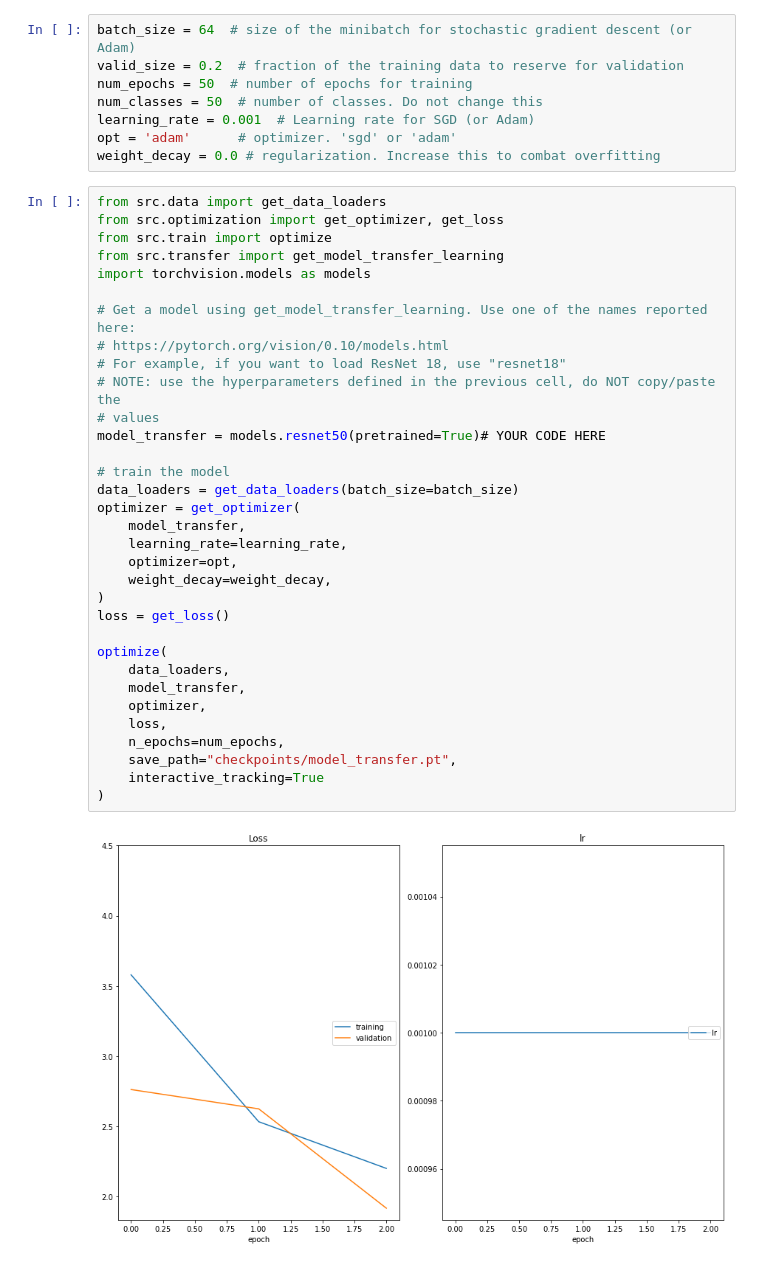
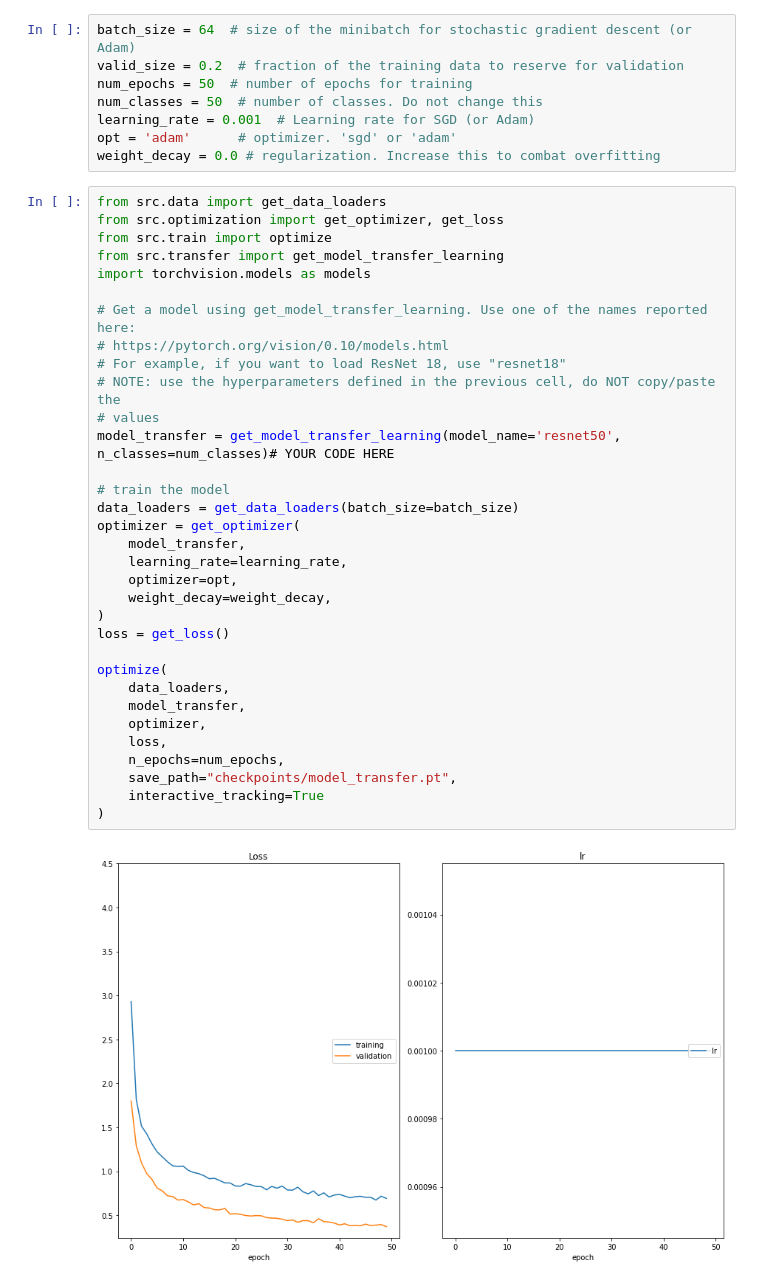
Before and after one commit to ktrikaliotis/Deep-Learning-Nanodegree, a Jupyter notebook: convolutional_neural_networks/landmark_classification_tagging_for_social_media/transfer_learning.ipynb, the cells around one changed output. Drawn from its saved outputs; the diff is of its cells as text.

```diff
--- a/convolutional_neural_networks/landmark_classification_tagging_for_social_media/transfer_learning.ipynb
+++ b/convolutional_neural_networks/landmark_classification_tagging_for_social_media/transfer_learning.ipynb
@@ -63,32 +63,32 @@ from src.optimization import get_optimizer, get_loss
 from src.train import optimize
 from src.transfer import get_model_transfer_learning
 import torchvision.models as models
 
 # Get a model using get_model_transfer_learning. Use one of the names reported here:
 # https://pytorch.org/vision/0.10/models.html
 # For example, if you want to load ResNet 18, use "resnet18"
 # NOTE: use the hyperparameters defined in the previous cell, do NOT copy/paste the
 # values
-model_transfer = models.resnet50(pretrained=True)# YOUR CODE HERE
+model_transfer = get_model_transfer_learning(model_name='resnet50', n_classes=num_classes)# YOUR CODE HERE
 
 # train the model
 data_loaders = get_data_loaders(batch_size=batch_size)
 optimizer = get_optimizer(
     model_transfer,
     learning_rate=learning_rate,
     optimizer=opt,
     weight_decay=weight_decay,
 )
 loss = get_loss()
 
 optimize(
     data_loaders,
     model_transfer,
     optimizer,
     loss,
     n_epochs=num_epochs,
     save_path="checkpoints/model_transfer.pt",
     interactive_tracking=True
 )
 # %% [output]
-[figure, old version]
+[figure, new version]
```
Also changed, not shown: parts of 7 cells of this notebook, 2 other files.
